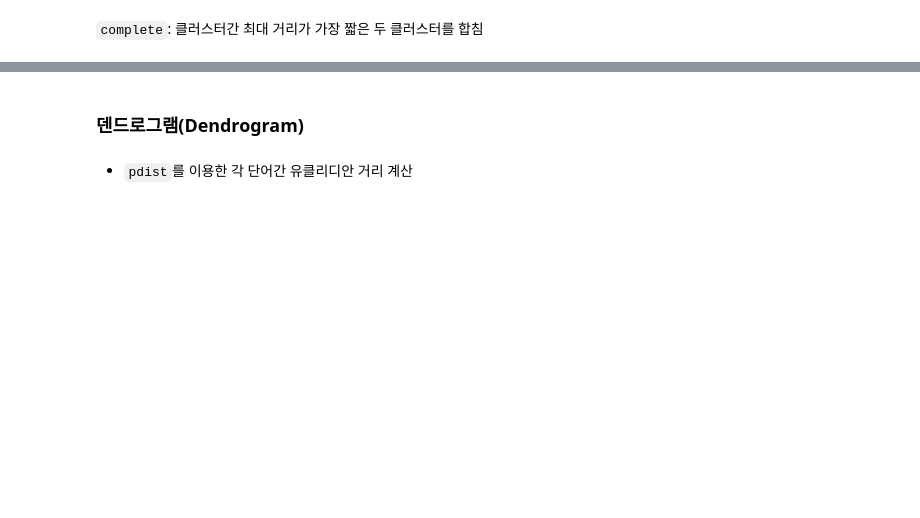
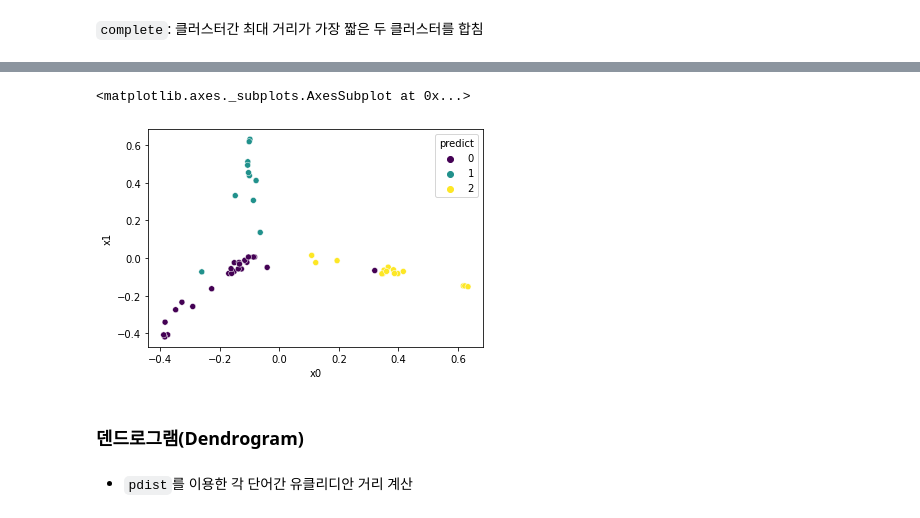
Before and after one commit to sgr1118/-_-, a Jupyter notebook: _4_군집_분석(Cluster_Analysis).ipynb, the cells around one changed output, grey strips where cells are left out. Drawn from its saved outputs; the diff is of its cells as text; code cells hidden in the pictures; blank space fills up the shorter version.

```diff
--- a/_4_군집_분석(Cluster_Analysis).ipynb
+++ b/_4_군집_분석(Cluster_Analysis).ipynb
@@ -551,0 +561,4 @@ df.plot.barh()
+# %%
+results = opinion_df
+results['predict'] = predict
+results[:10]
@@ -552,3 +577,8 @@ df.plot.barh()
+# %%
+sns.scatterplot(x = 'x0', y = 'x1', data = results, hue='predict', palette = 'viridis')
+# %% [output]
+<matplotlib.axes._subplots.AxesSubplot at 0x...>
+[figure, added]
 # %% [markdown]
 ### 덴드로그램(Dendrogram)
 # %% [markdown]
```
Also changed, not shown: parts of 41 cells of this notebook.
